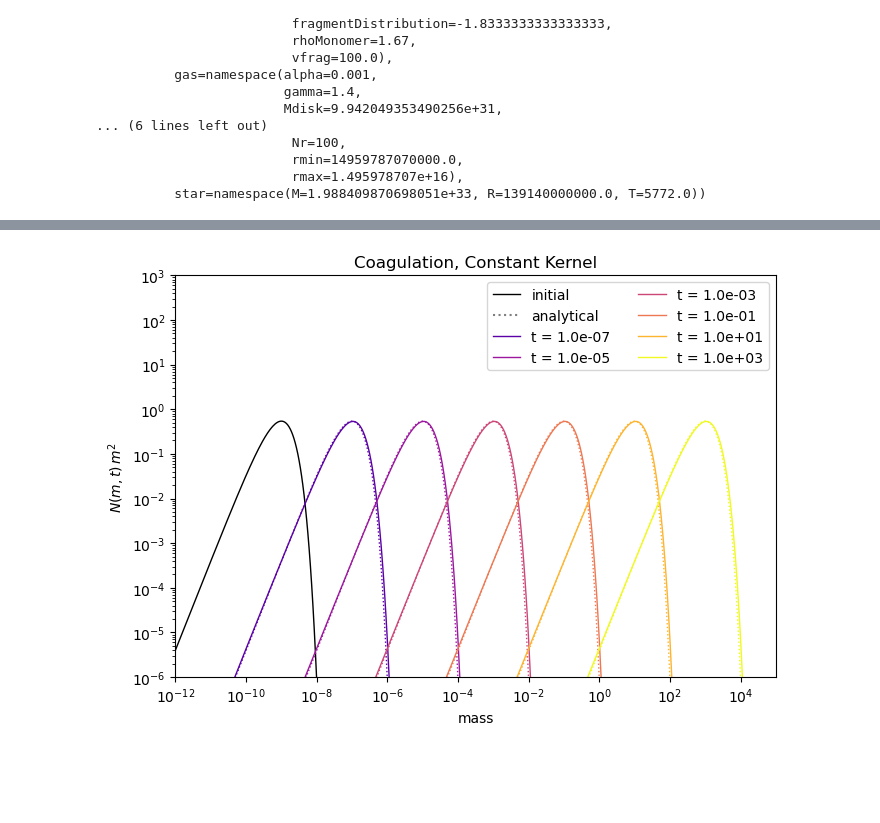
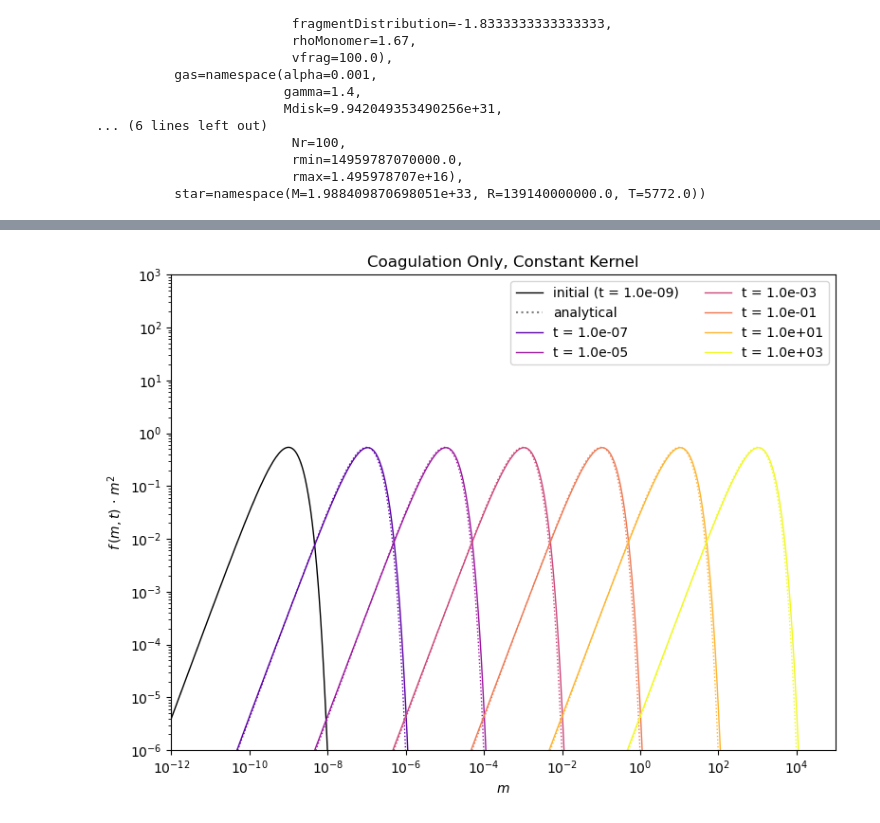
Before and after one commit to silkbha/Smoluchowski, a Jupyter notebook: notebooks/dustpy_test.ipynb, the cells around one changed output, grey strips where cells are left out. Cells and saved outputs as stored; diff of their text form; code cells hidden in the pictures; blank space fills up the shorter version.

```diff
--- a/notebooks/dustpy_test.ipynb
+++ b/notebooks/dustpy_test.ipynb
@@ -72,28 +72,28 @@ Execution time: 0:00:19
 # %%
 # Output / Plot
 
 SigmaConstant = sim.writer.read.sequence("dust.Sigma")
 m = sim.writer.read.sequence("grid.m")
 t = sim.writer.read.sequence("t")
 
-fig, ax = plt.subplots(1,1, figsize=(7,5))
+fig, ax = plt.subplots(1,1, figsize=(8,6))
 
-ax.loglog(m[0, ...], convert(SigmaConstant[0, 1, :], m[0, ...]), lw=1, c="black", label="initial")
+ax.loglog(m[0, ...], convert(SigmaConstant[0, 1, :], m[0, ...]), lw=1, c="black", label="initial (t = 1.0e-09)")
 ax.plot(0., 0., ":", c="black", label="analytical", alpha=0.5)
 
 couleurs = plt.cm.plasma(np.linspace(0,1,len(t)))
 for i in range(1, len(t)):
     cstr = couleurs[i] # "C" + str(i-1)
     ax.loglog(m[i,:], convert(SigmaConstant[i,1,:], m[i,:]), lw=1, c=cstr, label="t = {:3.1e}".format(t[i]))
     ax.loglog(m[i,:], solution_constant_kernel(t[i], m[i,:], a, S0), ":", lw=1, c=cstr)
 
 ax.legend(ncol=2)
 ax.set_xlim(m[0, 0], m[0, -1])
 ax.set_ylim(1.e-6, 1.e3)
-ax.set_xlabel(r"mass")
-ax.set_ylabel(r"$N\left(m,t\right)\,m^2$")
-ax.set_title(r"Coagulation, Constant Kernel")
+ax.set_xlabel(r"$m$")
+ax.set_ylabel(r"$f\,\left(m,t\right)\,\cdot\,m^2$")
+ax.set_title(r"Coagulation Only, Constant Kernel")
 fig.tight_layout()
 plt.show()
 # %% [output]
-[figure, old version]
+[figure, new version]
```
Also changed, not shown: parts of 3 cells of this notebook.
